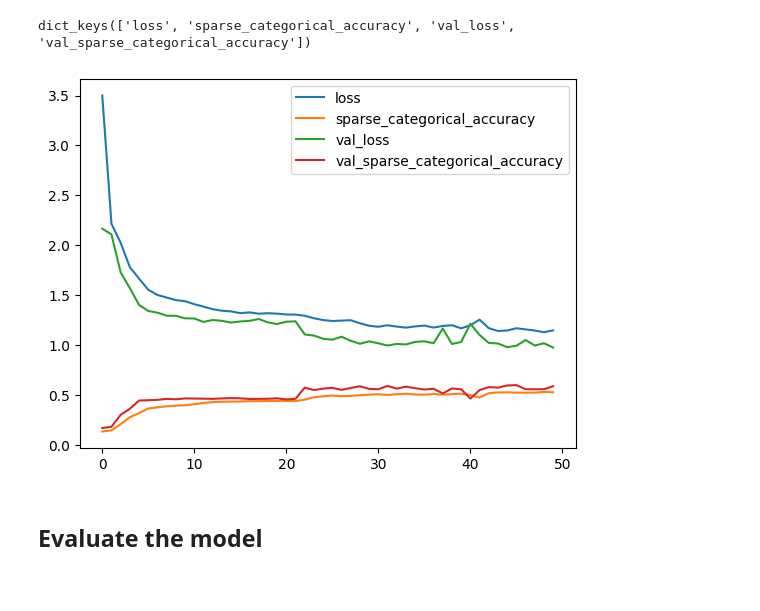
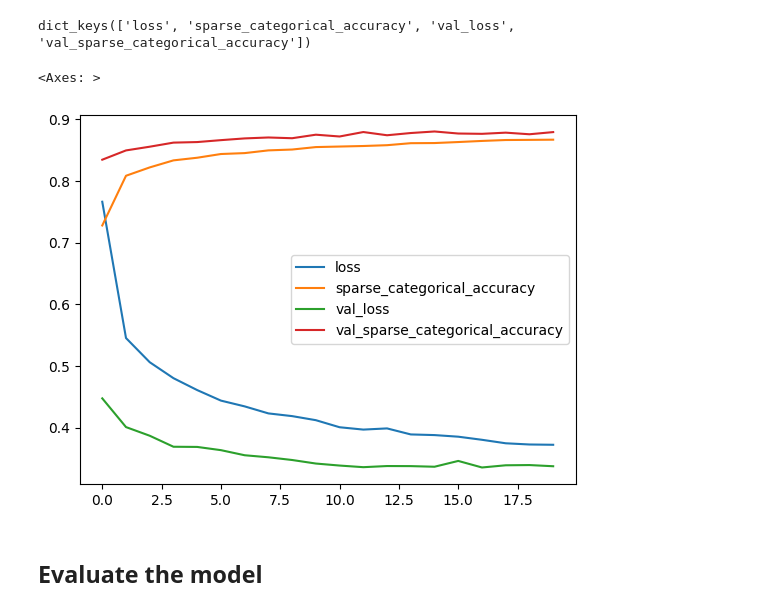
Before and after one commit to nish700/tensorflow_workbooks, a Jupyter notebook: TensorFlow_2_0_ArtificialNeuralNetwork.ipynb, the cells around one changed output. Cells and saved outputs as stored; diff of their text form; code cells hidden in the pictures.

```diff
--- a/TensorFlow_2_0_ArtificialNeuralNetwork.ipynb
+++ b/TensorFlow_2_0_ArtificialNeuralNetwork.ipynb
@@ -46,7 +47,9 @@ This is to ensure that each pixel is in the range [0, 1].
 
 Also normalizing images helps the model to converge faster.
 # %%
-X_train_full = X_train_full/255.0
+X_train = X_train/255.0
+# %%
+X_val = X_val/255.0
 # %%
 X_test = X_test/255.0
 # %% [markdown]
@@ -174,5 +177,5 @@ tf.keras.utils.plot_model(model,
 training the model to learn from the image data
 # %%
 #train model
-history = model.fit(X_train, y_train, epochs=50, validation_data=[X_val, y_val])
+history = model.fit(X_train, y_train, epochs=20, validation_data=[X_val, y_val])
 # %% [output]
@@ -199,15 +202,11 @@ Epoch 50/50
 history.history.keys()
 # %% [output]
 dict_keys(['loss', 'sparse_categorical_accuracy', 'val_loss', 'val_sparse_categorical_accuracy'])
-# %%
-plt.plot(history.history['loss'])
-plt.plot(history.history['sparse_categorical_accuracy'])
-plt.plot(history.history['val_loss'])
-plt.plot(history.history['val_sparse_categorical_accuracy'])
-plt.legend(['loss', 'sparse_categorical_accuracy', 'val_loss', 'val_sparse_categorical_accuracy'])
-plt.show()
-# %% [output]
-[figure, removed]
+# %%
+pd.DataFrame(history.history).plot()
+# %% [output]
+<Axes: >
+[figure, added]
 # %% [markdown]
 ## Evaluate the model
 # %% [markdown]
```
Also changed, not shown: parts of 11 cells of this notebook.
